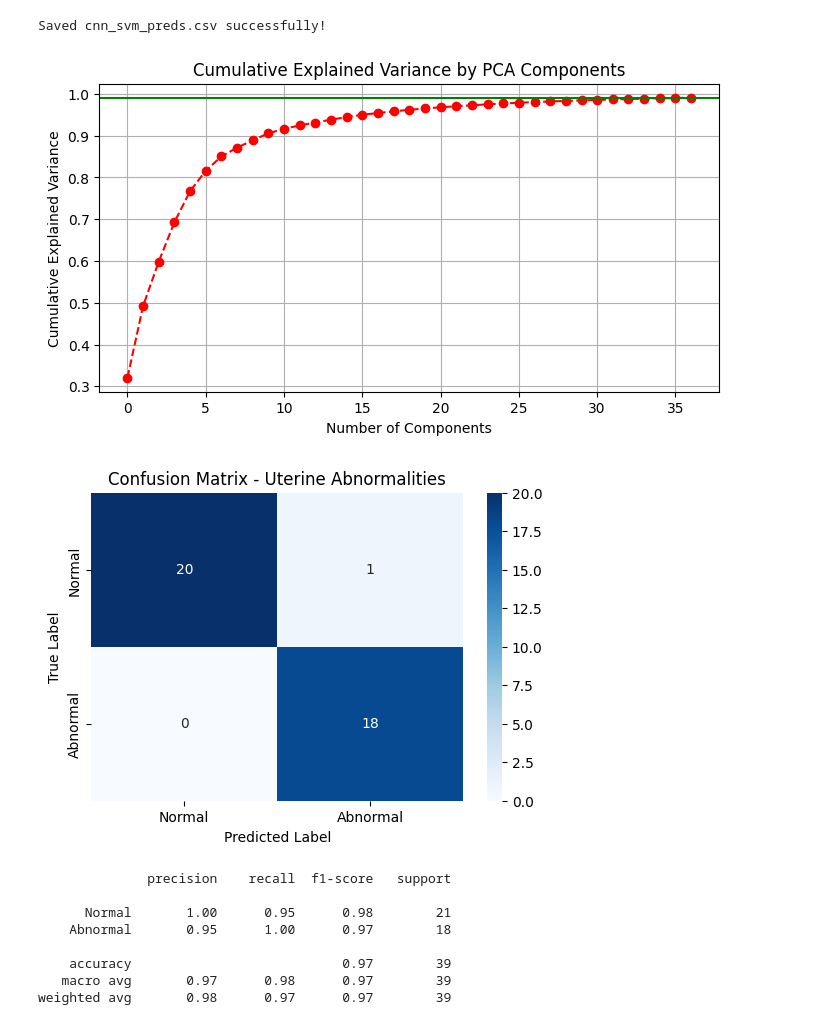
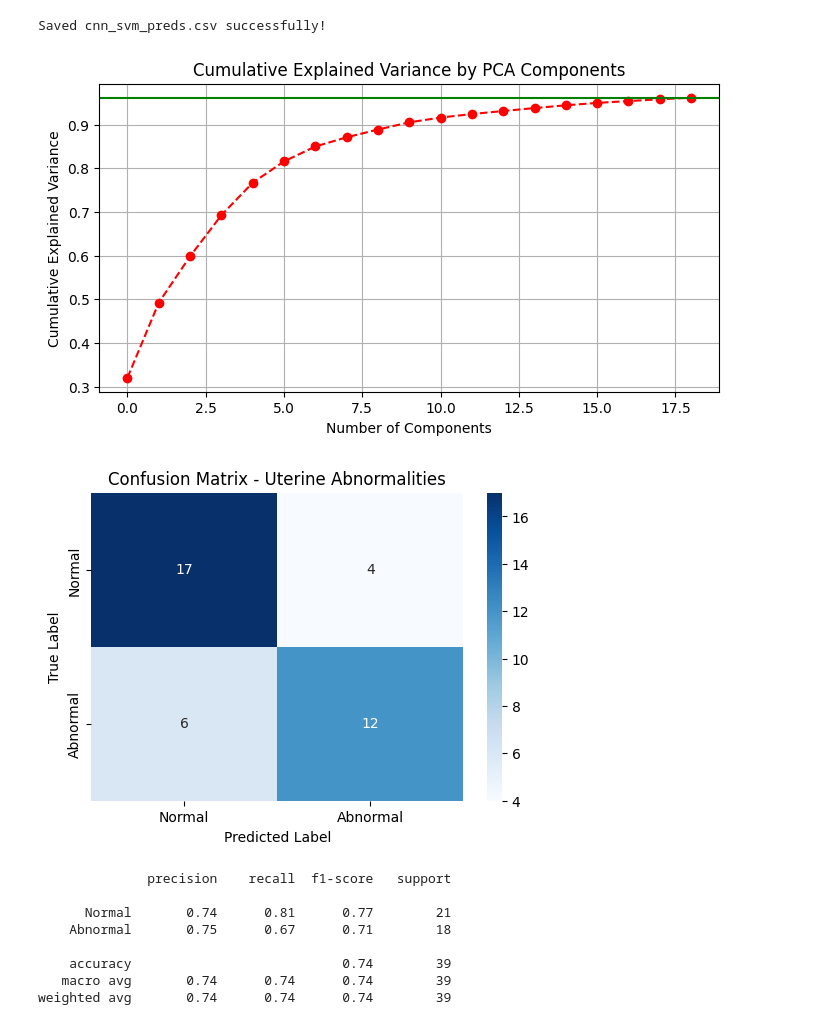
Before and after one commit to wesalmagdi/Ultrasound-Based-Classification-of-Uterine-Abnormalities, a Jupyter notebook: CNN+SVM.ipynb, the cells around one changed output. Drawn from its saved outputs; the diff is of its cells as text; code cells hidden in the pictures.

```diff
--- a/CNN+SVM.ipynb
+++ b/CNN+SVM.ipynb
@@ -19,6 +19,6 @@ from sklearn.decomposition import PCA
 from sklearn.feature_selection import SelectKBest, f_classif
 from sklearn.svm import SVC
 # %%
-df = pd.read_csv('Dataset.csv')
+df = pd.read_csv('data/Dataset.csv')
 df
 # %% [output]
@@ -265,7 +277,7 @@ X_trainval_comb = np.concatenate([X_tab_trainval_scaled, trainval_cnn], axis=1)
 X_test_comb     = np.concatenate([X_tab_test_scaled, test_cnn], axis=1)
 
 #PCA
-pca_final = PCA(n_components=0.99)
+pca_final = PCA(n_components=0.96)
 X_trainval_pca = pca_final.fit_transform(X_trainval_comb)
 
 X_test_pca = pca_final.transform(X_test_comb)
@@ -275,7 +287,7 @@ X_trainval_scaled = comb_scaler.fit_transform(X_trainval_pca)
 X_test_scaled     = comb_scaler.transform(X_test_pca)
 
 
-svm_final = SVC(kernel='rbf', C=4.0, gamma=0.001 ,class_weight='balanced')
+svm_final = SVC(kernel='rbf', C=5.0, gamma=0.001 ,class_weight='balanced')
 svm_final.fit(X_trainval_scaled, y_trainval)
 
 test_pred = svm_final.predict(X_test_scaled)
@@ -308,14 +320,14 @@ Saved cnn_svm_preds.csv successfully!
 # %%
 plt.figure(figsize=(8, 4))
 plt.plot(np.cumsum(pca_final.explained_variance_ratio_), marker='o', linestyle='--', color='red')
-plt.axhline(y=0.99, color='g', linestyle='-')
+plt.axhline(y=0.96, color='g', linestyle='-')
 plt.title('Cumulative Explained Variance by PCA Components')
 plt.xlabel('Number of Components')
 plt.ylabel('Cumulative Explained Variance')
 plt.grid()
 plt.show()
 # %% [output]
-[figure, old version]
+[figure, new version]
 # %%
 from sklearn.metrics import confusion_matrix, classification_report
 import seaborn as sns
@@ -333,12 +345,12 @@ plt.show()
 target_names =['Normal' , 'Abnormal']
 print(classification_report(y_test, test_pred , target_names=target_names))
 # %% [output]
-[figure, old version]
+[figure, new version]
               precision    recall  f1-score   support
 
-      Normal       1.00      0.95      0.98        21
-    Abnormal       0.95      1.00      0.97        18
+      Normal       0.74      0.81      0.77        21
+    Abnormal       0.75      0.67      0.71        18
 
-    accuracy                           0.97        39
-   macro avg       0.97      0.98      0.97        39
-weighted avg       0.98      0.97      0.97        39
+    accuracy                           0.74        39
+   macro avg       0.74      0.74      0.74        39
+weighted avg       0.74      0.74      0.74        39
```
Also changed, not shown: parts of 6 cells of this notebook, 1 other file.
